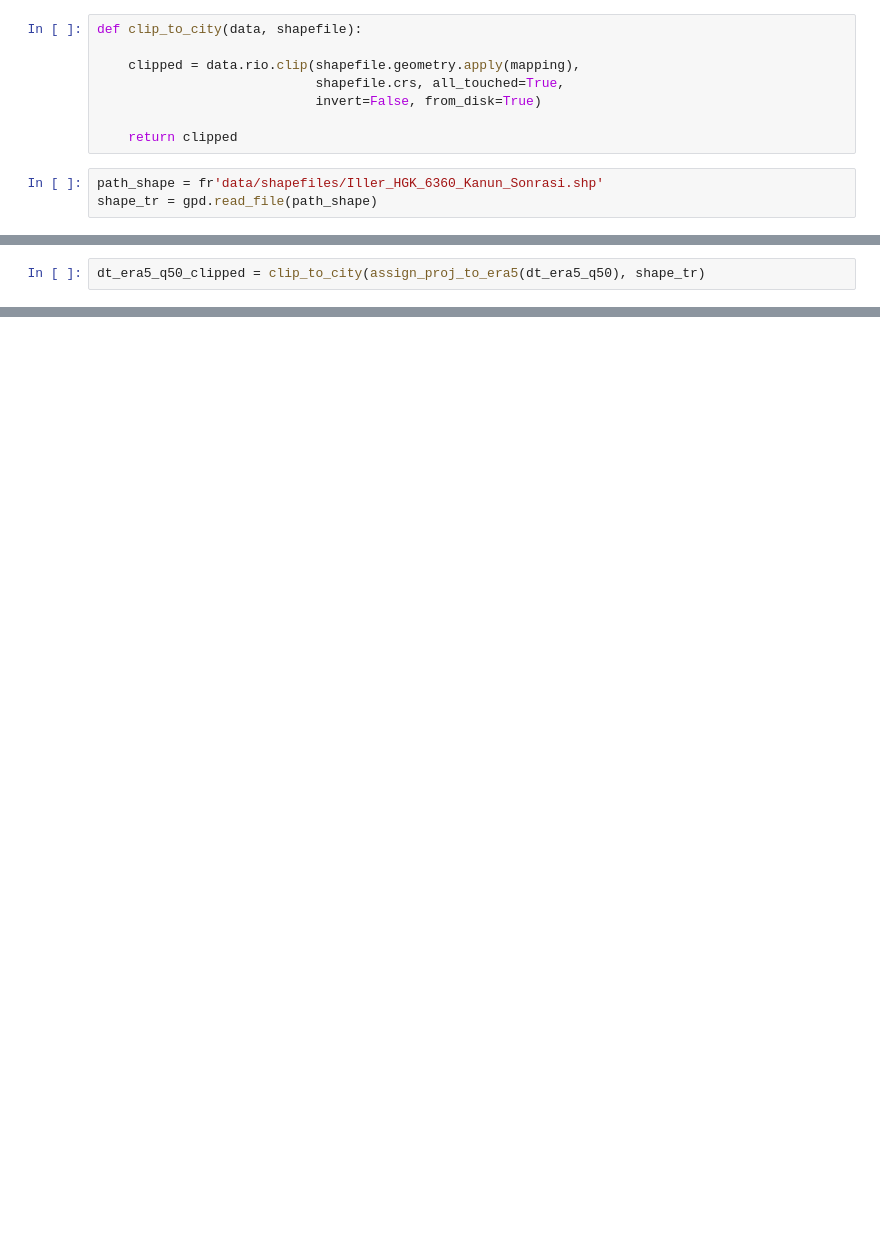
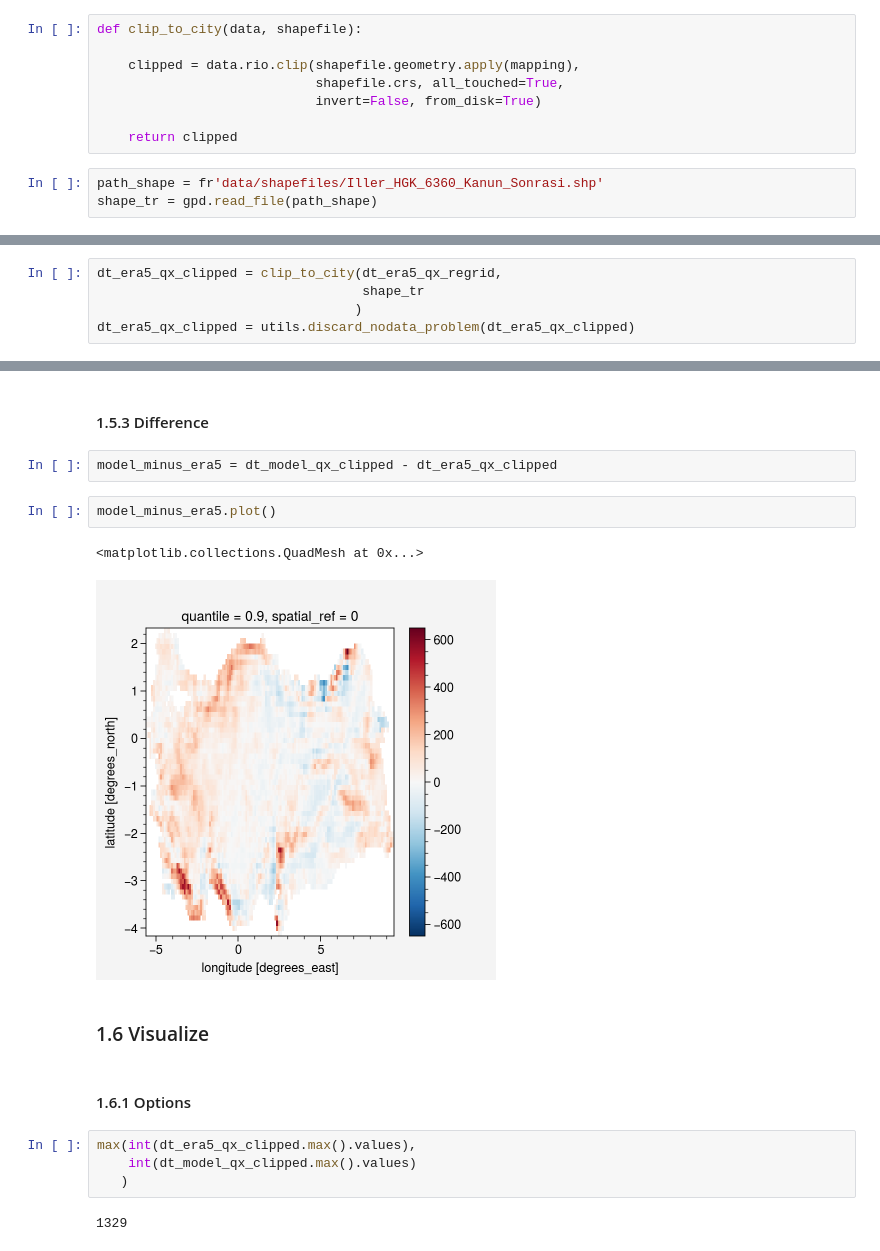
Before and after one commit to donmezkutay/msc-thesis-codes, a Jupyter notebook: verification.ipynb, the cells around one changed output, grey strips where cells are left out. Saved outputs shown, nothing was run; the diff lists cells and outputs as text; blank space fills up the shorter version.

```diff
--- a/verification.ipynb
+++ b/verification.ipynb
@@ -186,3 +173,6 @@ dt_model_q50_clipped.plot(cmap='gist_rainbow', vmin=100, vmax=1400)
 # %%
-dt_era5_q50_clipped = clip_to_city(assign_proj_to_era5(dt_era5_q50), shape_tr)
+dt_era5_qx_clipped = clip_to_city(dt_era5_qx_regrid,
+                                  shape_tr
+                                 )
+dt_era5_qx_clipped = utils.discard_nodata_problem(dt_era5_qx_clipped)
 # %%
@@ -192,0 +183,19 @@ dt_era5_q50_clipped.plot(cmap='gist_rainbow', vmin=100, vmax=1400)
+# %% [markdown]
+#### 1.5.3 Difference
+# %%
+model_minus_era5 = dt_model_qx_clipped - dt_era5_qx_clipped
+# %%
+model_minus_era5.plot()
+# %% [output]
+<matplotlib.collections.QuadMesh at 0x...>
+[figure, added]
+# %% [markdown]
+### 1.6 Visualize
+# %% [markdown]
+#### 1.6.1 Options
+# %%
+max(int(dt_era5_qx_clipped.max().values),
+    int(dt_model_qx_clipped.max().values)
+   )
+# %% [output]
+1329
```
Also changed, not shown: parts of 27 cells of this notebook, 2 other files.
